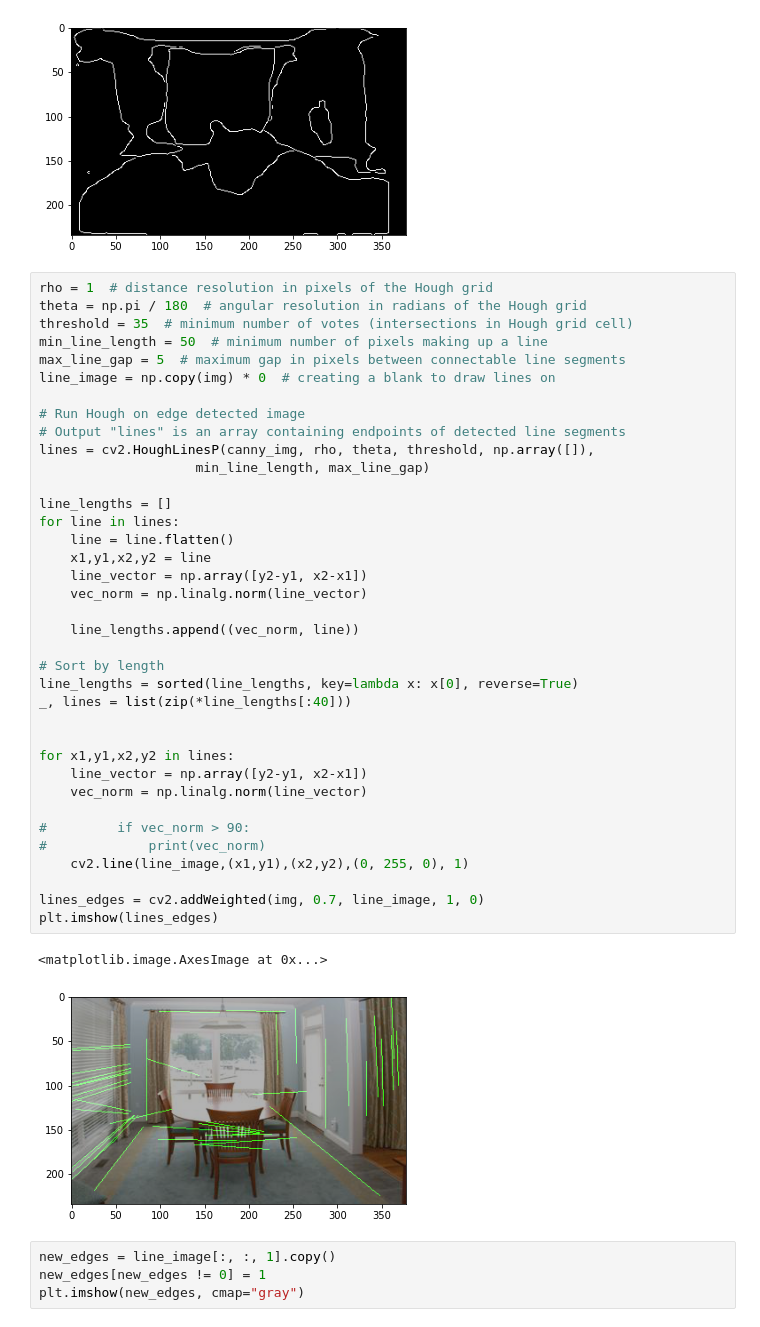
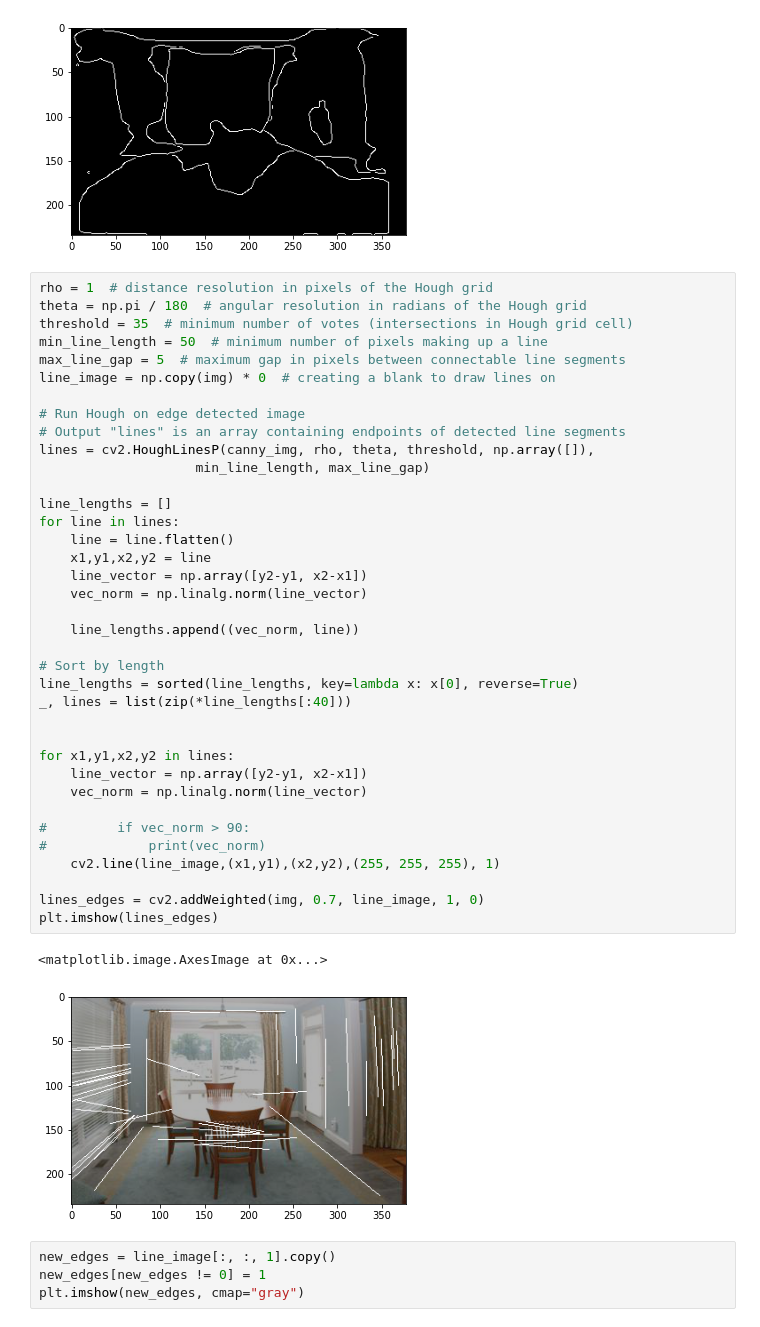
Before and after one commit to mosdragon/Mask_RCNN, a Jupyter notebook: samples/ade20k_coco/line_fitting.ipynb, the cells around one changed output. Cells and saved outputs as stored; diff of their text form.

```diff
--- a/samples/ade20k_coco/line_fitting.ipynb
+++ b/samples/ade20k_coco/line_fitting.ipynb
@@ -357,35 +357,35 @@ line_image = np.copy(img) * 0  # creating a blank to draw lines on
 # Run Hough on edge detected image
 # Output "lines" is an array containing endpoints of detected line segments
 lines = cv2.HoughLinesP(canny_img, rho, theta, threshold, np.array([]),
                     min_line_length, max_line_gap)
 
 line_lengths = []
 for line in lines:
     line = line.flatten()
     x1,y1,x2,y2 = line
     line_vector = np.array([y2-y1, x2-x1])
     vec_norm = np.linalg.norm(line_vector)
 
     line_lengths.append((vec_norm, line))
 
 # Sort by length
 line_lengths = sorted(line_lengths, key=lambda x: x[0], reverse=True)
 _, lines = list(zip(*line_lengths[:40]))
 
 
 for x1,y1,x2,y2 in lines:
     line_vector = np.array([y2-y1, x2-x1])
     vec_norm = np.linalg.norm(line_vector)
 
 #         if vec_norm > 90:
 #             print(vec_norm)
-    cv2.line(line_image,(x1,y1),(x2,y2),(0, 255, 0), 1)
+    cv2.line(line_image,(x1,y1),(x2,y2),(255, 255, 255), 1)
 
 lines_edges = cv2.addWeighted(img, 0.7, line_image, 1, 0)
 plt.imshow(lines_edges)
 # %% [output]
 <matplotlib.image.AxesImage at 0x...>
-[figure, old version]
+[figure, new version]
 # %%
 new_edges = line_image[:, :, 1].copy()
 new_edges[new_edges != 0] = 1
```
Also changed, not shown: parts of 14 cells of this notebook, 1 other file.
